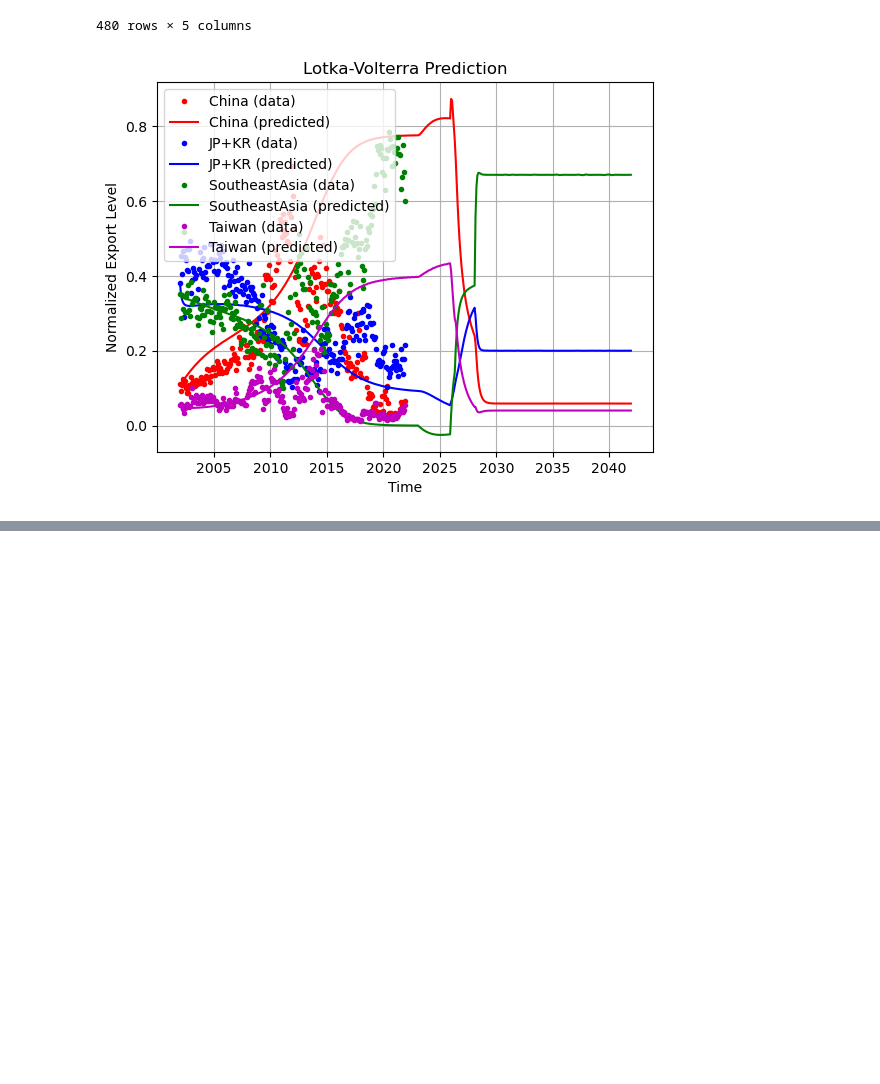
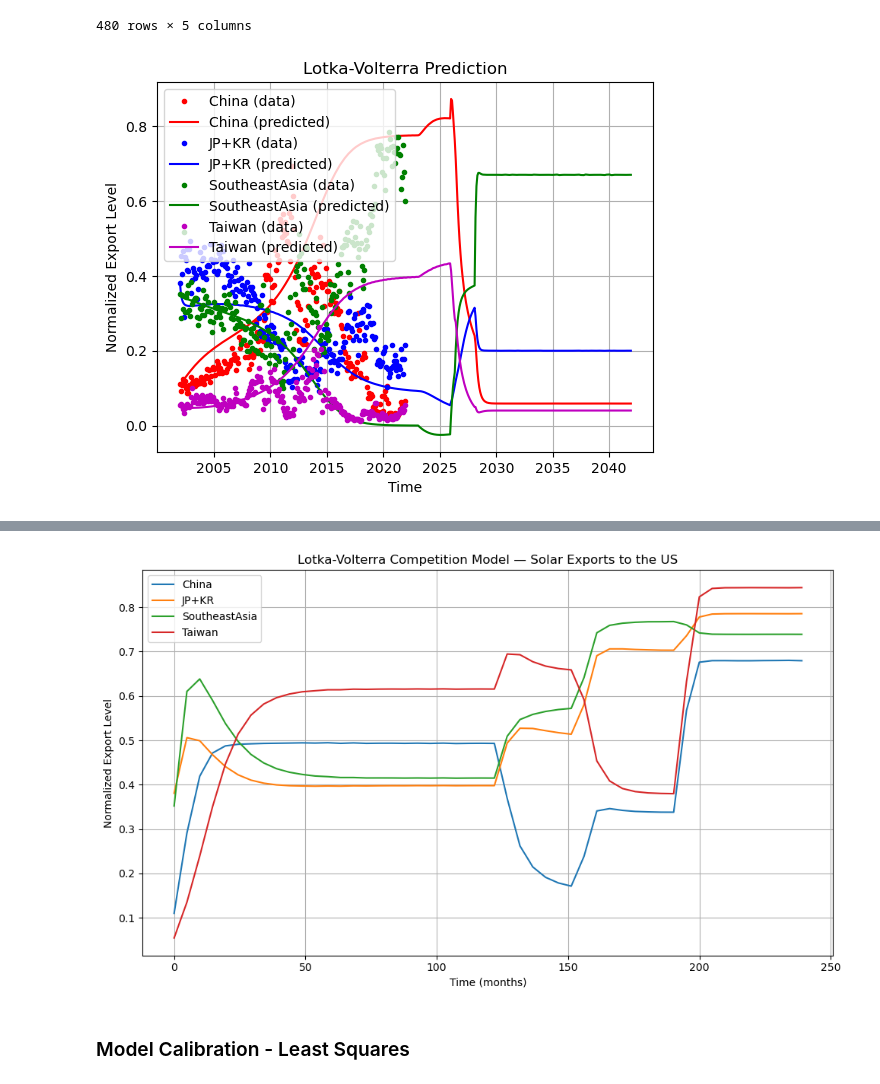
Before and after one commit to LeonardoPolverari/simulation_project, a Jupyter notebook: notebooks/Angius - Model for normalized values.ipynb, the cells around one changed output, grey strips where cells are left out. Saved outputs shown, nothing was run; the diff lists cells and outputs as text; code cells hidden in the pictures; blank space fills up the shorter version.

Commit message:
growth

```diff
--- a/notebooks/Angius - Model for normalized values.ipynb
+++ b/notebooks/Angius - Model for normalized values.ipynb
@@ -735,0 +402,4 @@ plt.show()
+# %%
+df_tariffs = pd.DataFrame()
+df_tariffs['Time'] = df_normalized['Time']
+df_tariffs
@@ -735,0 +420,6 @@ plt.show()
+# %%
+df_tariffs['China Tariff'] = np.where(df_tariffs['Time'] < '2012-05-01', 0, 1)
+df_tariffs['JP+KR Tariff'] = np.where(df_tariffs['Time'] < '2018-02-01', 0, 1)
+df_tariffs['SoutheastAsia Tariff'] = np.where(df_tariffs['Time'] < '2018-02-01', 0, 1)
+df_tariffs['Taiwan Tariff'] = np.where(df_tariffs['Time'] < '2014-12-01', 0, 1)
+df_tariffs
@@ -735,0 +462,62 @@ plt.show()
+# %%
+# Uncomment to use parameters for normalized values
+params = {
+    'r1': 0.5, 'r2': 0.3, 'r3': 0.4, 'r4': 0.35,
+    'g1': 0.1, 'g2': 0.1, 'g3': 0.1, 'g4': 0.1,
+    'a11': 1.0, 'a12': 0.6, 'a13': 0.2, 'a14': 0.3,
+    'a21': 0.3, 'a22': 1.0, 'a23': 0.5, 'a24': 0.4,
+    'a31': 0.4, 'a32': 0.2, 'a33': 1.0, 'a34': 0.5,
+    'a41': 0.2, 'a42': 0.3, 'a43': 0.4, 'a44': 1.0,
+    'b11': 0.1, 'b12': 0.1, 'b13': 0.1, 'b14': 0.1,
+    'b21': 0.1, 'b22': 0.1, 'b23': 0.1, 'b24': 0.1,
+    'b31': 0.1, 'b32': 0.1, 'b33': 0.1, 'b34': 0.1,
+    'b41': 0.1, 'b42': 0.1, 'b43': 0.1, 'b44': 0.1
+}
+
+# # Uncomment to use parameters for absolute values
+# params = {
+#     'r1': 5, 'r2': 0.3, 'r3': 0.4, 'r4': 0.35,
+#     'g1': 0.1, 'g2': 0.1, 'g3': 0.1, 'g4': 0.1,
+#     'a11': 0.001, 'a12': 0.006, 'a13': 0.002, 'a14': 0.003,
+#     'a21': 0.003, 'a22': 0.001, 'a23': 0.005, 'a24': 0.004,
+#     'a31': 0.004, 'a32': 0.002, 'a33': 0.001, 'a34': 0.005,
+#     'a41': 0.002, 'a42': 0.003, 'a43': 0.004, 'a44': 0.001,
+#     'b11': 0.00001, 'b12': 0.00001, 'b13': 0.00001, 'b14': 0.00001,
+#     'b21': 0.00001, 'b22': 0.00001, 'b23': 0.00001, 'b24': 0.00001,
+#     'b31': 0.00001, 'b32': 0.00001, 'b33': 0.00001, 'b34': 0.00001,
+#     'b41': 0.00001, 'b42': 0.00001, 'b43': 0.00001, 'b44': 0.00001
+# }
+
+
+# Initial conditions (example, adjust as needed)
+X0 = df_normalized.iloc[0, 1:].values.tolist()  # Use the first row of normalized data as initial conditions
+
+# Time span and evaluation points
+t_span = (0, 239)
+t_eval = np.linspace(*t_span)
+
+# Solve the system
+sol = solve_ivp(
+    fun=lambda t, X: lotka_volterra_with_tariffs_growth(t, X, df_tariffs, **params),
+    t_span=t_span,
+    y0=X0,
+    t_eval=t_eval
+)
+
+# Plot the results
+plt.figure(figsize=(10, 6))
+plt.plot(sol.t, sol.y[0], label='China')
+plt.plot(sol.t, sol.y[1], label='JP+KR')
+plt.plot(sol.t, sol.y[2], label='SoutheastAsia')
+plt.plot(sol.t, sol.y[3], label='Taiwan')
+plt.title('Lotka-Volterra Competition Model — Solar Exports to the US')
+plt.xlabel('Time (months)')
+plt.ylabel('Normalized Export Level')
+plt.legend()
+plt.grid(True)
+plt.tight_layout()
+plt.show()
+# %% [output]
+[figure, added]
+# %% [markdown]
+### Model Calibration - Least Squares
```
Also changed, not shown: parts of 64 cells of this notebook.
